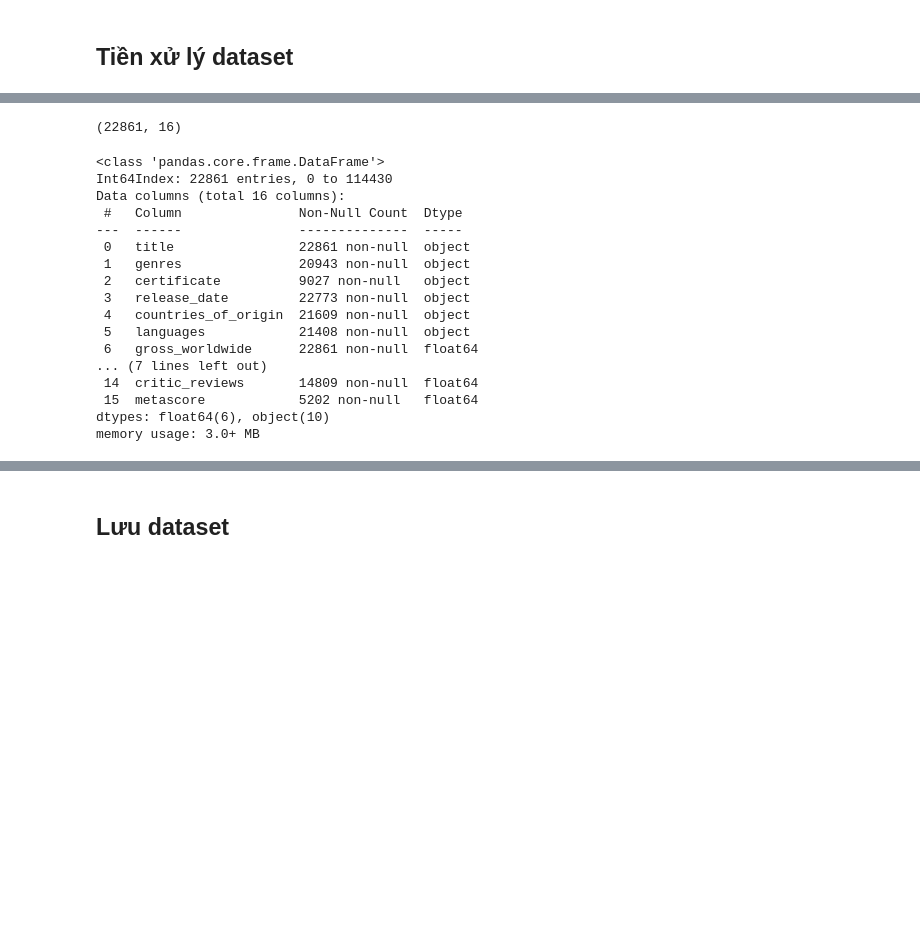
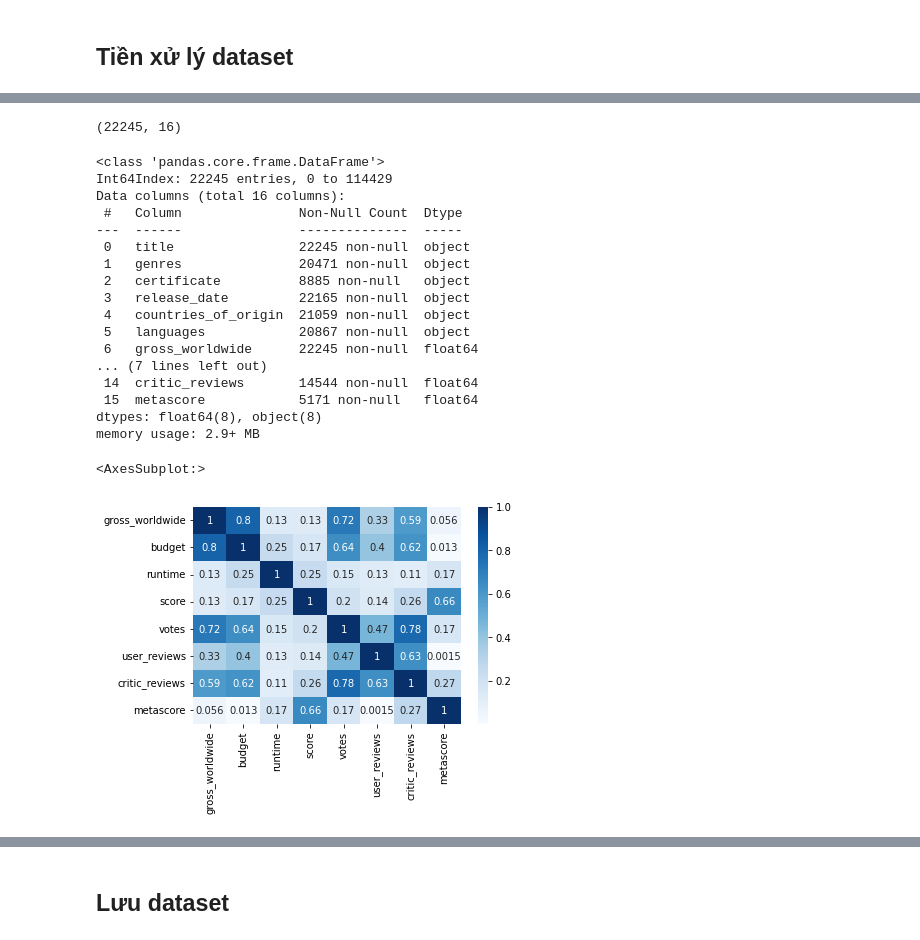
Before and after one commit to icyj1003/imdb-movies-gross, a Jupyter notebook: preprocessing.ipynb, the cells around one changed output, grey strips where cells are left out. Cells and saved outputs as stored; diff of their text form; code cells hidden in the pictures; blank space fills up the shorter version.

```diff
--- a/preprocessing.ipynb
+++ b/preprocessing.ipynb
@@ -86,7 +87,7 @@ def currency_conv(old):
             return float(s.replace('CZK', ''))*0.045
 
         elif s.find('SGD')!=-1: # Đô la Singapore
-            return float(s.replace('SGD', ''))*0,74
+            return float(s.replace('SGD', ''))*0.74
 
         elif s.find('HUF')!=-1: # Forint Hungary
             return float(s.replace('HUF', ''))*0.0032
@@ -286,20 +287,23 @@ def pp_vote(votes):
     Input: Chuỗi hoặc số thể hiện số lượng vote. Ví dụ '2K', '1231', 12312
     Output: Số lượng người vote đơn vị nghìn người. Ví dụ 2, 1.231, 12.312
     """
-    votes= str(votes)
-    num_vote=0
-    if(votes.count("M")==1):
-        votes = votes.replace("M","")
-        vote= float(votes)
-        num_vote = vote*1000
-    elif(votes.count("K")==1):
-        votes = votes.replace("K","")
-        vote= float(votes)
-        num_vote = vote
+    if votes != None:
+        votes= str(votes)
+        num_vote=0
+        if(votes.count("M")==1):
+            votes = votes.replace("M","")
+            vote= float(votes)
+            num_vote = vote*1000
+        elif(votes.count("K")==1):
+            votes = votes.replace("K","")
+            vote= float(votes)
+            num_vote = vote
+        else:
+            vote= float(votes)
+            num_vote = vote*1/1000
+        return float(str(num_vote))
     else:
-        vote= float(votes)
-        num_vote = vote*1/1000
-    return float(str(num_vote))
+        return None
 # %% [markdown]
 ### Hàm xử lý reviews - Thu Hà
 # %%
@@ -337,6 +341,9 @@ def pp_score(score):
     Input: Chuỗi thể hiện điểm trên thang 10. Ví dụ '5/10', '5.5/10'
     Output: Số điểm tương ứng. Ví dụ 5, 5.5
     """
-    return str(score).replace("/10","")
+    if score!=None:
+        return float(str(score).replace("/10",""))
+    else:
+        return None
 # %% [markdown]
 ## Tiền xử lý dataset
@@ -346,3 +373,6 @@ df.drop(columns=['casts', 'directors', 'writers', 'sound_mix' , 'production_comp
 # %%
 # drop các datapoint bị khuyết doanh thu
 df.dropna(subset=['gross_worldwide'], inplace=True)
+
+# drop các datapoint trùng lặp khuyết doanh thu
+df.drop_duplicates(inplace=True)
@@ -372,24 +422,30 @@ df['runtime'] = df['runtime'].apply(to_minutes)
 # %%
 df.shape
 # %% [output]
-(22861, 16)
+(22245, 16)
 # %%
 df.info()
 # %% [output]
 <class 'pandas.core.frame.DataFrame'>
-Int64Index: 22861 entries, 0 to 114430
+Int64Index: 22245 entries, 0 to 114429
 Data columns (total 16 columns):
  #   Column               Non-Null Count  Dtype
 ---  ------               --------------  -----
- 0   title                22861 non-null  object
- 1   genres               20943 non-null  object
- 2   certificate          9027 non-null   object
- 3   release_date         22773 non-null  object
- 4   countries_of_origin  21609 non-null  object
- 5   languages            21408 non-null  object
- 6   gross_worldwide      22861 non-null  float64
+ 0   title                22245 non-null  object
+ 1   genres               20471 non-null  object
+ 2   certificate          8885 non-null   object
+ 3   release_date         22165 non-null  object
+ 4   countries_of_origin  21059 non-null  object
+ 5   languages            20867 non-null  object
+ 6   gross_worldwide      22245 non-null  float64
 ... (7 lines left out)
- 14  critic_reviews       14809 non-null  float64
- 15  metascore            5202 non-null   float64
-dtypes: float64(6), object(10)
-memory usage: 3.0+ MB
+ 14  critic_reviews       14544 non-null  float64
+ 15  metascore            5171 non-null   float64
+dtypes: float64(8), object(8)
+memory usage: 2.9+ MB
+# %%
+corr = df.corr()
+sb.heatmap(corr, cmap="Blues", annot=True)
+# %% [output]
+<AxesSubplot:>
+[figure, added]
```
Also changed, not shown: parts of 4 cells of this notebook, 1 other file.
